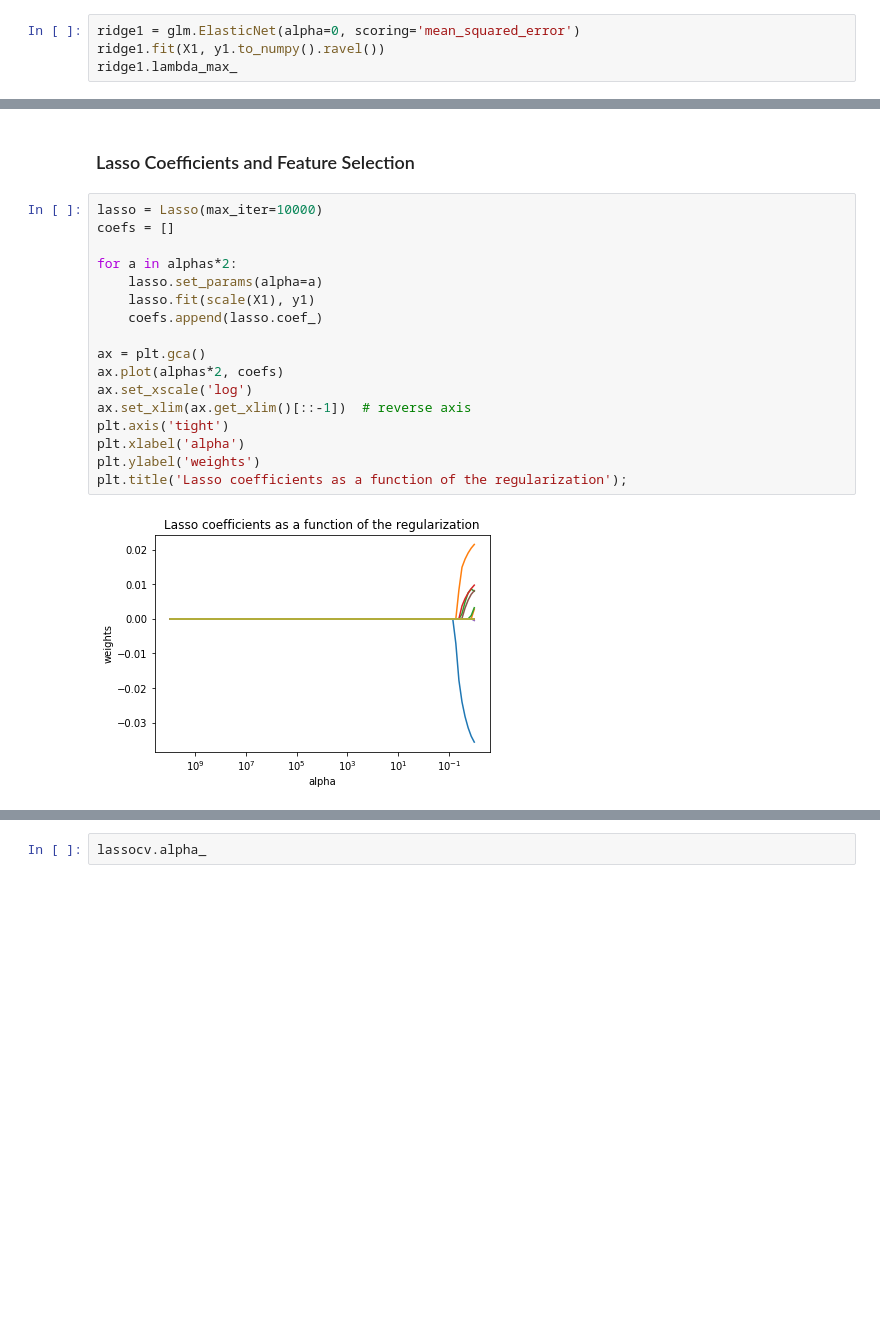
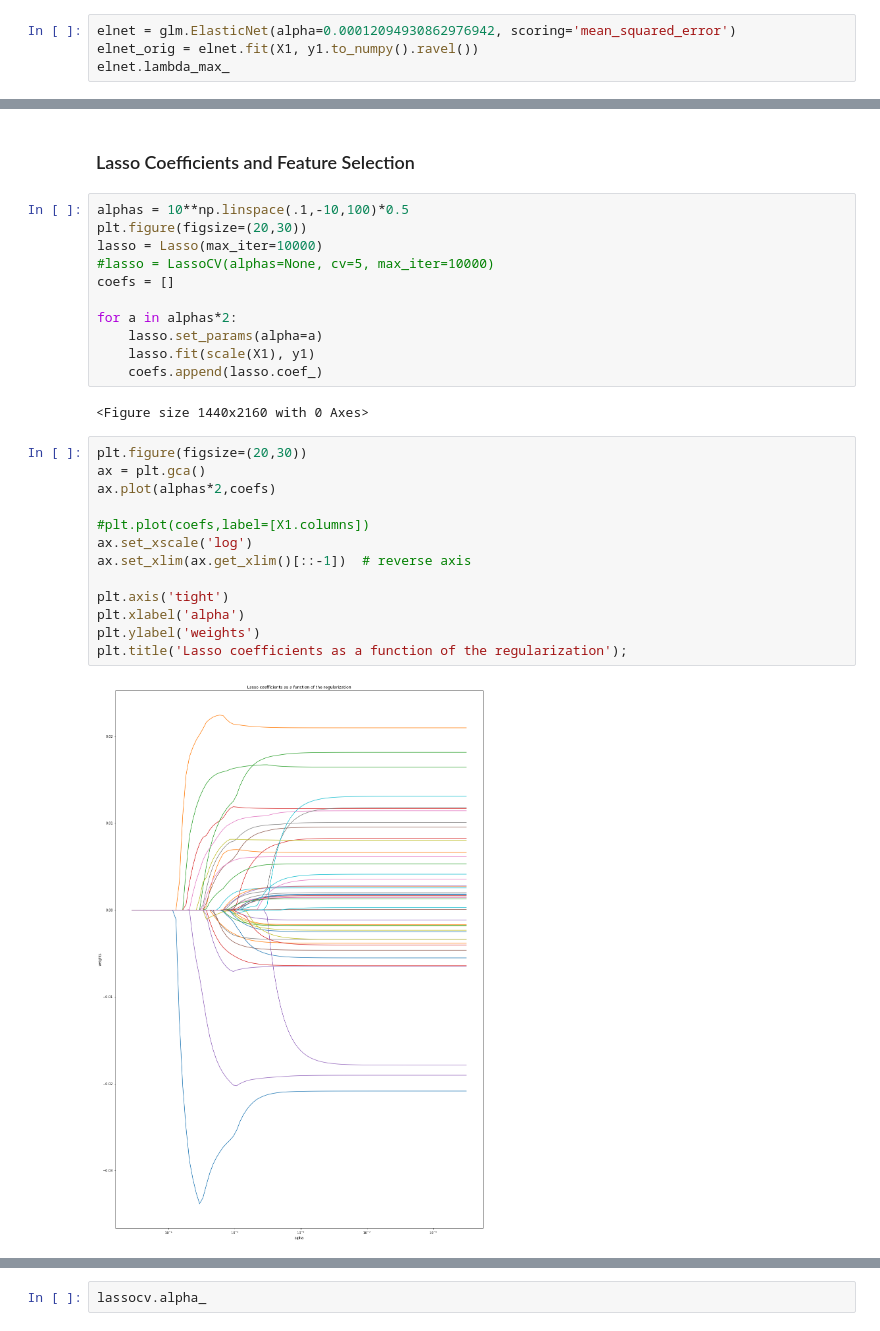
Before and after one commit to michelleeesi/summer2020, a Jupyter notebook: logistic regression + glmnet.ipynb, the cells around one changed output, grey strips where cells are left out. Saved outputs shown, nothing was run; the diff lists cells and outputs as text; blank space fills up the shorter version.

```diff
--- a/logistic regression + glmnet.ipynb
+++ b/logistic regression + glmnet.ipynb
@@ -605,6 +704,6 @@ plt.show()
 # %%
-ridge1 = glm.ElasticNet(alpha=0, scoring='mean_squared_error')
-ridge1.fit(X1, y1.to_numpy().ravel())
-ridge1.lambda_max_
+elnet = glm.ElasticNet(alpha=0.00012094930862976942, scoring='mean_squared_error')
+elnet_orig = elnet.fit(X1, y1.to_numpy().ravel())
+elnet.lambda_max_
 # %% [output]
 0.0060474654314884545
@@ -668,21 +796,30 @@ pd.DataFrame(scores, columns=['AUC Train', 'AUC Test'])
 # %% [markdown]
 ### Lasso Coefficients and Feature Selection <a class="anchor" id="23"></a>
+# %%
+alphas = 10**np.linspace(.1,-10,100)*0.5
+plt.figure(figsize=(20,30))
+lasso = Lasso(max_iter=10000)
+#lasso = LassoCV(alphas=None, cv=5, max_iter=10000)
+coefs = []
+
+for a in alphas*2:
+    lasso.set_params(alpha=a)
+    lasso.fit(scale(X1), y1)
+    coefs.append(lasso.coef_)
+# %% [output]
+<Figure size 1440x2160 with 0 Axes>
 # %%
-lasso = Lasso(max_iter=10000)
-coefs = []
+plt.figure(figsize=(20,30))
+ax = plt.gca()
+ax.plot(alphas*2,coefs)
 
-for a in alphas*2:
-    lasso.set_params(alpha=a)
-    lasso.fit(scale(X1), y1)
-    coefs.append(lasso.coef_)
-
-ax = plt.gca()
-ax.plot(alphas*2, coefs)
+#plt.plot(coefs,label=[X1.columns])
 ax.set_xscale('log')
 ax.set_xlim(ax.get_xlim()[::-1])  # reverse axis
+
 plt.axis('tight')
 plt.xlabel('alpha')
 plt.ylabel('weights')
 plt.title('Lasso coefficients as a function of the regularization');
 # %% [output]
-[figure, old version]
+[figure, new version]
```
Also changed, not shown: parts of 58 cells of this notebook.
